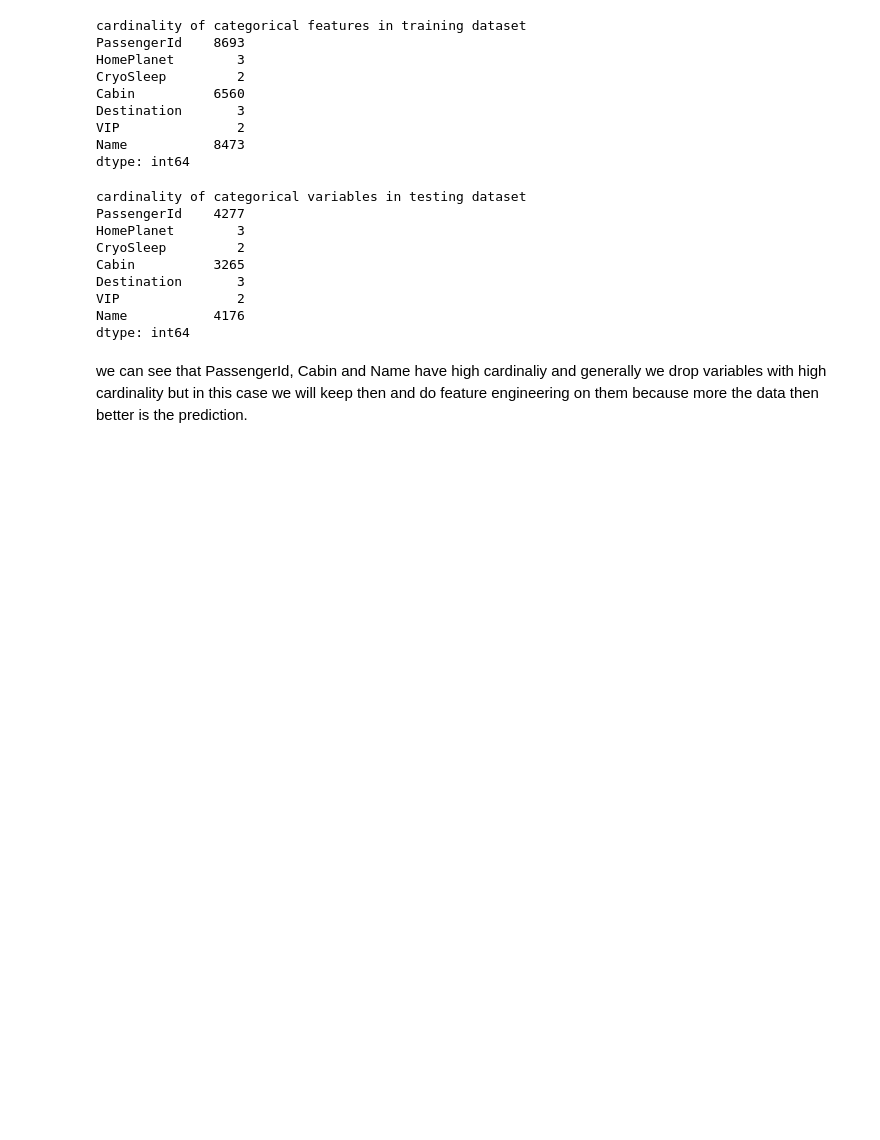
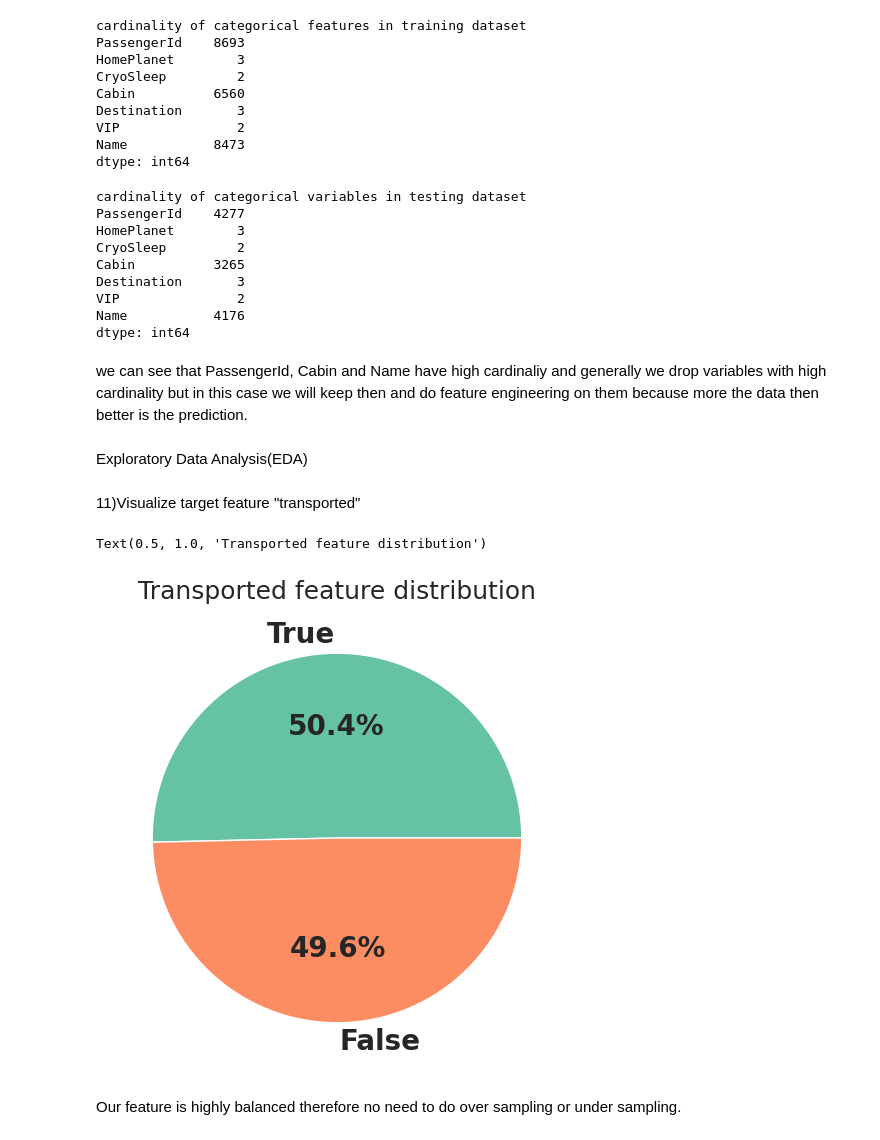
Before and after one commit to santr4/ml_projects, a Jupyter notebook: Spaceship Titanic/Spaceship_Titanic.ipynb, the cells around one changed output. Cells and saved outputs as stored; diff of their text form; code cells hidden in the pictures; blank space fills up the shorter version.

Commit message:
target feature is balanced distribution

```diff
--- a/Spaceship Titanic/Spaceship_Titanic.ipynb
+++ b/Spaceship Titanic/Spaceship_Titanic.ipynb
@@ -264,3 +264,16 @@ Name           4176
 dtype: int64
 # %% [markdown]
 we can see that PassengerId, Cabin and Name have high cardinaliy and generally we drop variables with high cardinality but in this case we will keep then and do feature engineering on them because more the data then better is the prediction.
+# %% [markdown]
+Exploratory Data Analysis(EDA)
+# %% [markdown]
+11)Visualize target feature "transported"
+# %%
+plt.figure(figsize=(10,6))
+plt.pie(train_df["Transported"].value_counts(),labels=train_df["Transported"].value_counts().keys(),autopct="%1.1f%%",textprops={"fontsize":20,"fontweight":"black"},colors=sns.color_palette("Set2"))
+plt.title("Transported feature distribution")
+# %% [output]
+Text(0.5, 1.0, 'Transported feature distribution')
+[figure, added]
+# %% [markdown]
+Our feature is highly balanced therefore no need to do over sampling or under sampling.
```
